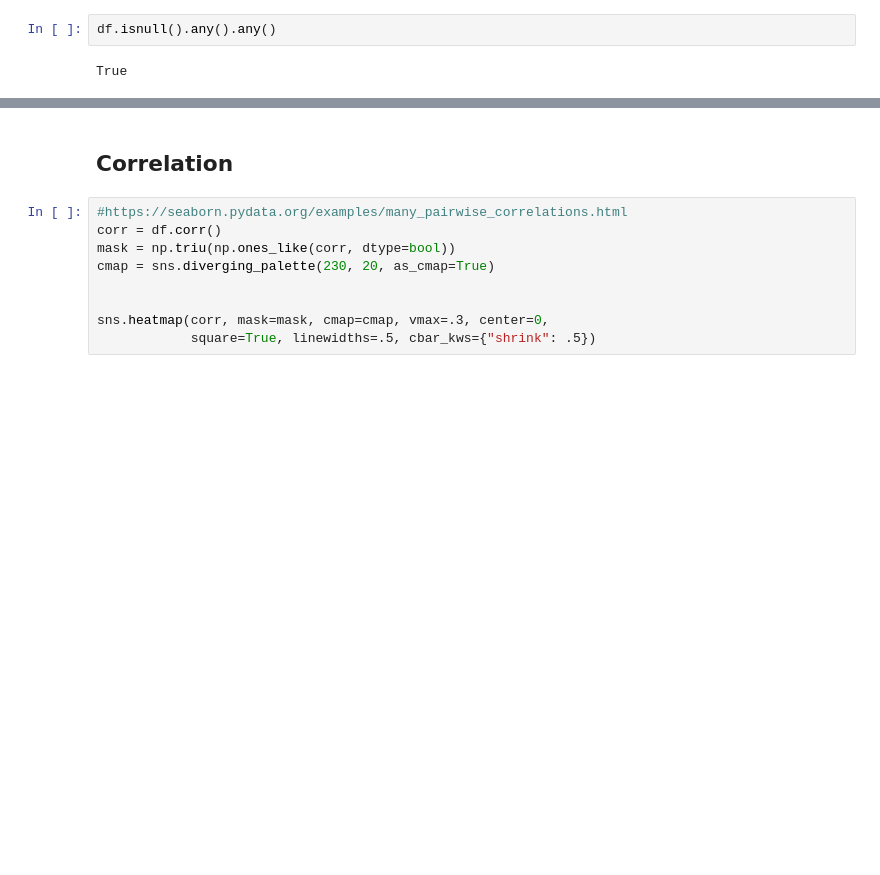
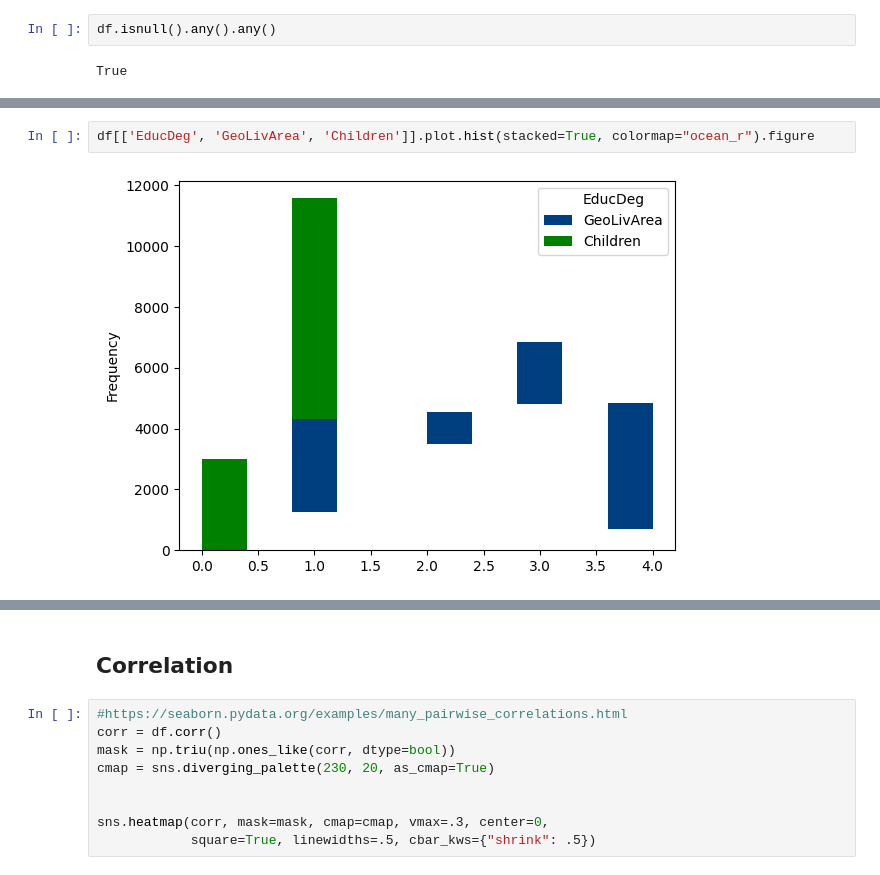
Before and after one commit to joicepreuss/DataMiningHMW--A2ZInsurance, a Jupyter notebook: A2ZInsurance.ipynb, the cells around one changed output, grey strips where cells are left out. Saved outputs shown, nothing was run; the diff lists cells and outputs as text; blank space fills up the shorter version.

```diff
--- a/A2ZInsurance.ipynb
+++ b/A2ZInsurance.ipynb
@@ -151,0 +195,4 @@ True
+# %%
+df[['EducDeg', 'GeoLivArea', 'Children']].plot.hist(stacked=True, colormap="ocean_r").figure
+# %% [output]
+[figure, added]
```
Also changed, not shown: parts of 14 cells of this notebook.
